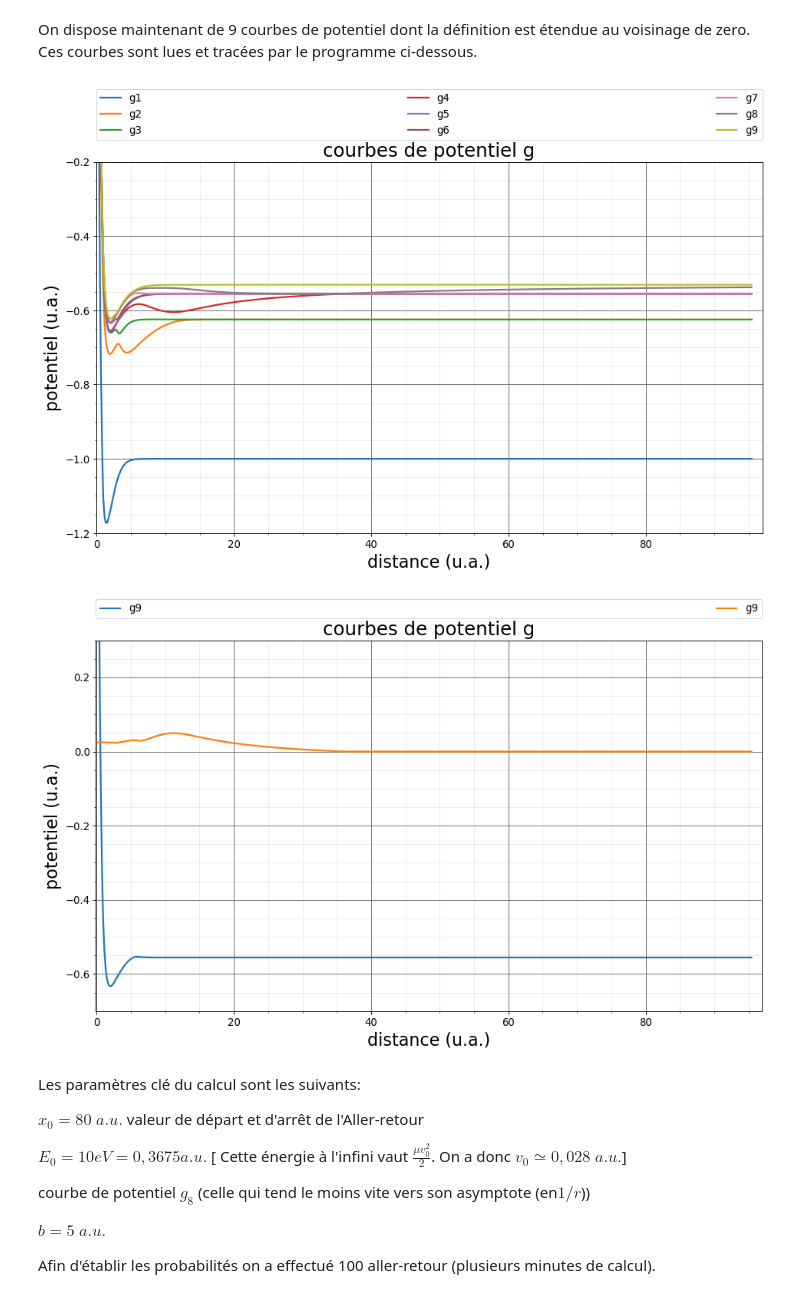
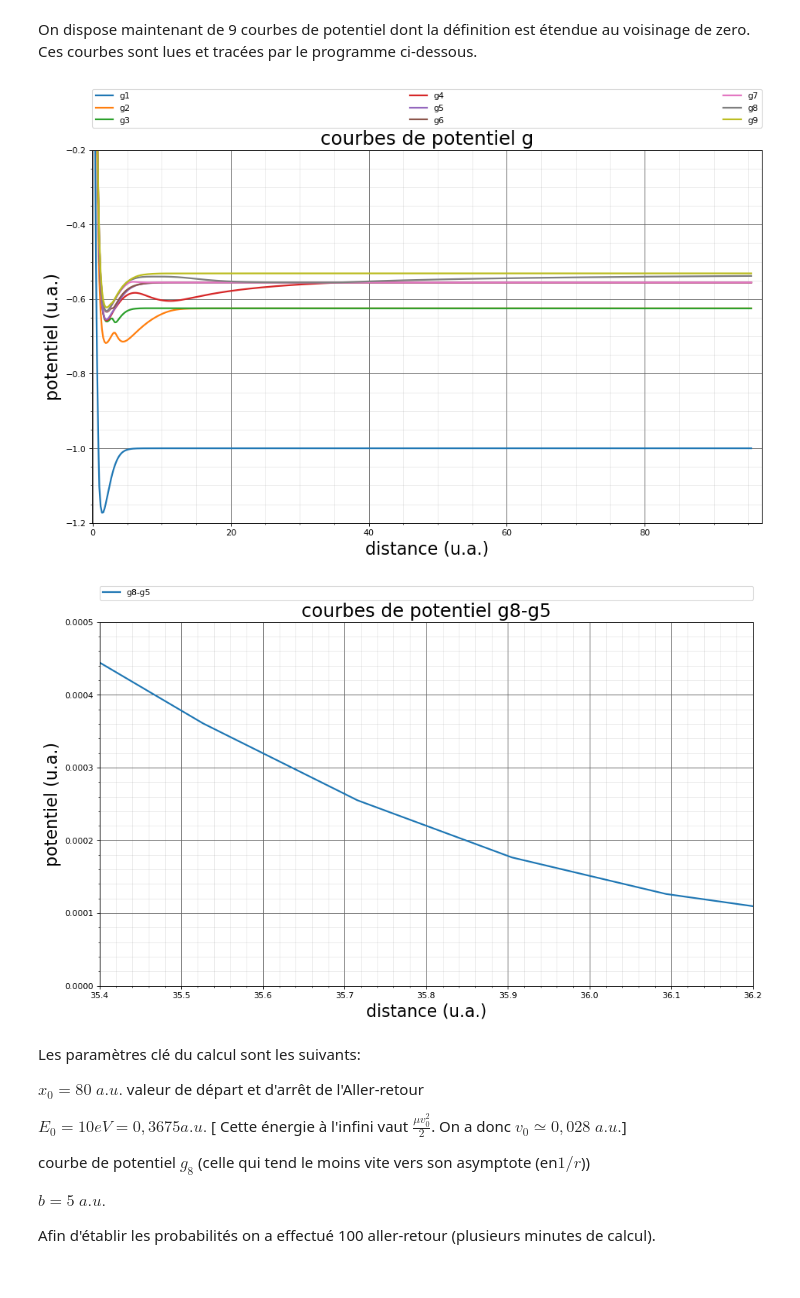
Before and after one commit to Yves-LEMEN/Projet-stage, a Jupyter notebook: 7- Nouveaux potentiels H2.ipynb, the cells around one changed output. Cells and saved outputs as stored; diff of their text form; code cells hidden in the pictures.

```diff
--- a/7- Nouveaux potentiels H2.ipynb
+++ b/7- Nouveaux potentiels H2.ipynb
@@ -39,40 +39,40 @@ plt.grid(b=True, which='major', color='#666666', linestyle='-')
 plt.minorticks_on()
 plt.grid(b=True, which='minor', color='#999999', linestyle='-', alpha=0.2)
 xlabel("distance (u.a.)")
 ylabel("potentiel (u.a.)")
 plt.xlim(-0.1,97)
 plt.ylim(-1.2,-0.2)
 for ip in range(1,10):
     plt.plot(xg_read, data_g[:,ip],linewidth=2.0, label="g%d"%(ip,))
 
 plt.title ("courbes de potentiel g", fontsize=22)
 plt.legend(bbox_to_anchor=(0., 1.06, 1., .106), loc='lower left',
            ncol=3, mode="expand", borderaxespad=0.)
 plt.show()
 
 
 figure(figsize=(14,8), dpi=80)
 rcParams['axes.labelsize'] = 20
 # Lignes d'unités principales
 plt.grid(b=True, which='major', color='#666666', linestyle='-')
 # Lignes de subdivision
 plt.minorticks_on()
 plt.grid(b=True, which='minor', color='#999999', linestyle='-', alpha=0.2)
 xlabel("distance (u.a.)")
 ylabel("potentiel (u.a.)")
-plt.xlim(-0.1,97)
-plt.ylim(-0.7,0.3)
+plt.xlim(35.4,36.2)
+plt.ylim(-0.,0.0005)
 
-plt.plot(xg_read, data_g[:,7],linewidth=2.0, label="g%d"%(ip,))
-plt.plot(xg_read, data_g[:,7]-data_g[:,4],linewidth=2.0, label="g%d"%(ip,))
 
-plt.title ("courbes de potentiel g", fontsize=22)
+plt.plot(xg_read, data_g[:,7]-data_g[:,4],linewidth=2.0, label="g8-g5")
+
+plt.title ("courbes de potentiel g8-g5", fontsize=22)
 plt.legend(bbox_to_anchor=(0., 1.06, 1., .106), loc='lower left',
            ncol=3, mode="expand", borderaxespad=0.)
 plt.show()
 # %% [output]
-[figure, old version]
+[figure, new version]
-[figure, old version]
+[figure, new version]
 # %% [markdown]
 Les paramètres clé du calcul sont les suivants:
 
```
Also changed, not shown: parts of 2 cells of this notebook.
